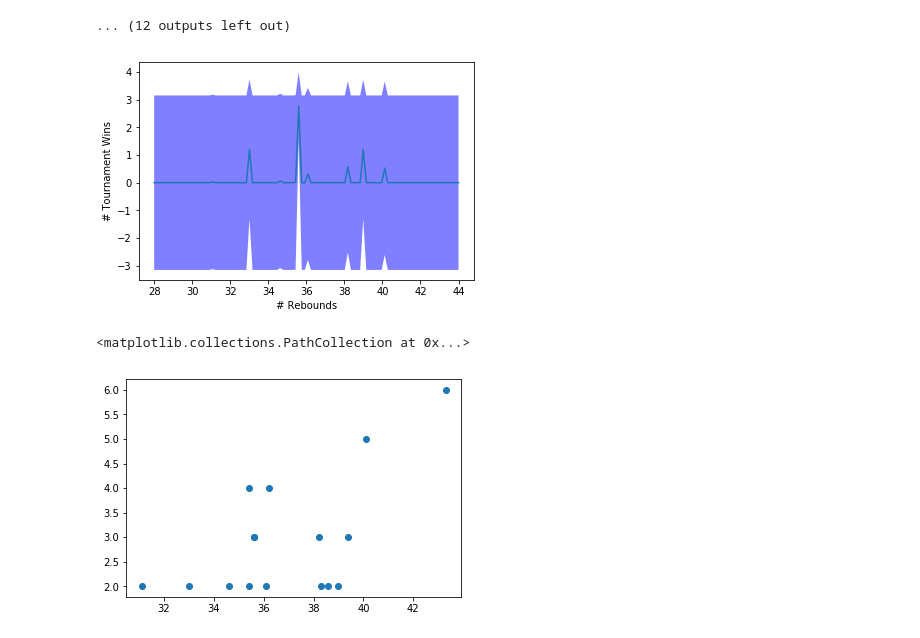
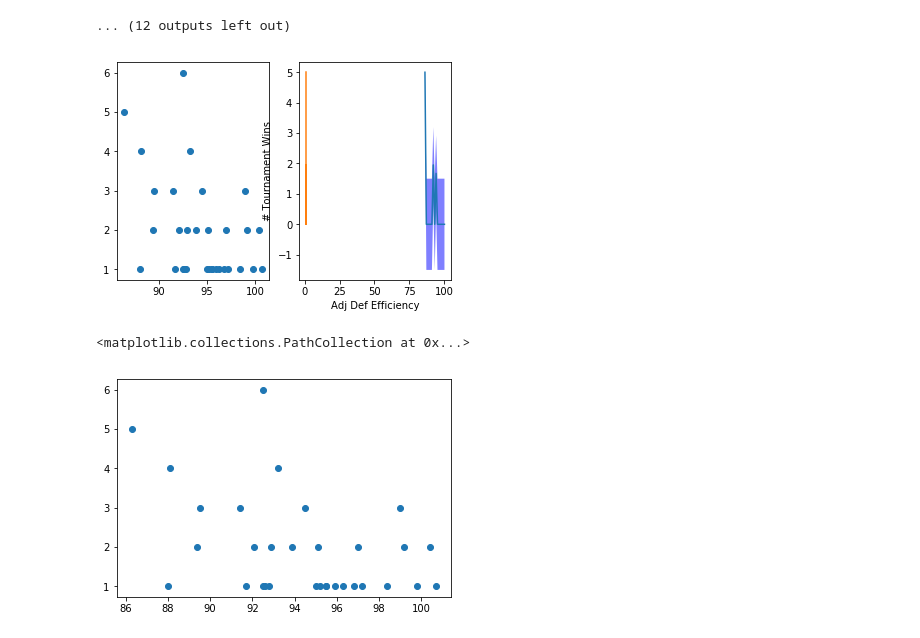
Before and after one commit to rytse/mm19, a Jupyter notebook: scratch.ipynb, the cells around one changed output. Cells and saved outputs as stored; diff of their text form; code cells hidden in the pictures.

```diff
--- a/scratch.ipynb
+++ b/scratch.ipynb
@@ -27,7 +27,7 @@ for var in list(df):
 [figure]
 ... (12 outputs left out)
 # %%
-df = df[df['tournament wins'] > np.mean(df['tournament wins']) + 0.5 * np.std(df['tournament wins'])]
+df = df[df['tournament wins'] > 0] #np.mean(df['tournament wins']) + 0.5 * np.std(df['tournament wins'])]
 y = np.array(df['tournament wins'])
 # %%
 from sklearn.gaussian_process import GaussianProcessRegressor
@@ -35,32 +35,38 @@ from sklearn.gaussian_process.kernels import RBF, ConstantKernel as C
 np.random.seed(1)
 # %%
 kernel = C(1.0, (1e-3, 1e3)) * RBF(10, (1e-2, 1e2))
-gp = GaussianProcessRegressor(kernel=kernel, n_restarts_optimizer=9)
+gp = GaussianProcessRegressor(kernel=RBF(0.05)) #, n_restarts_optimizer=9)
 
-x = np.array(df['Rebounds'])
-x = x[~np.isnan(x)]
+x = np.array([ np.array(df['Adj Def Efficiency']), np.array(df['Seed'])]).T
+# x = x[~np.isnan(x)]
 y = y[~np.isnan(y)]
-x = x.reshape(-1, 1)
+# x = x.reshape(-1, 1)
 
 gp.fit(x, y)
 
-xtmp = np.linspace(28, 44, 100).reshape(-1, 1)
+# xtmp = np.linspace(min(x), max(x), 100)# .reshape(-1, 1)
+xtmp = np.mgrid[min(df['Adj Def Efficiency']):max(df['Adj Def Efficiency']):1,
+                min(df['Seed']):max(df['Seed']):1].T[0]
 ytmp, sigma = gp.predict(xtmp, return_std=True)
 
+plt.subplot(121)
+plt.scatter(np.array(df['Adj Def Efficiency']), y)
+# plt.show()
 
+plt.subplot(122)
 plt.plot(xtmp, ytmp)
 plt.fill(np.concatenate([xtmp, xtmp[::-1]]),
-         np.concatenate([ytmp - 0.1 * sigma,
-                        (ytmp + 0.1 * sigma)[::-1]]),
+         np.concatenate([ytmp - 1.5 * sigma,
+                        (ytmp + 1.5 * sigma)[::-1]]),
          alpha=.5, fc='b', ec='None', label='95% confidence interval')
-plt.xlabel('# Rebounds')
+plt.xlabel('Adj Def Efficiency')
 plt.ylabel('# Tournament Wins')
 
 plt.show()
 # %% [output]
-[figure, old version]
+[figure, new version]
 # %%
 plt.scatter(x, y)
 # %% [output]
 <matplotlib.collections.PathCollection at 0x...>
-[figure, old version]
+[figure, new version]
```
Also changed, not shown: parts of 3 cells of this notebook.
